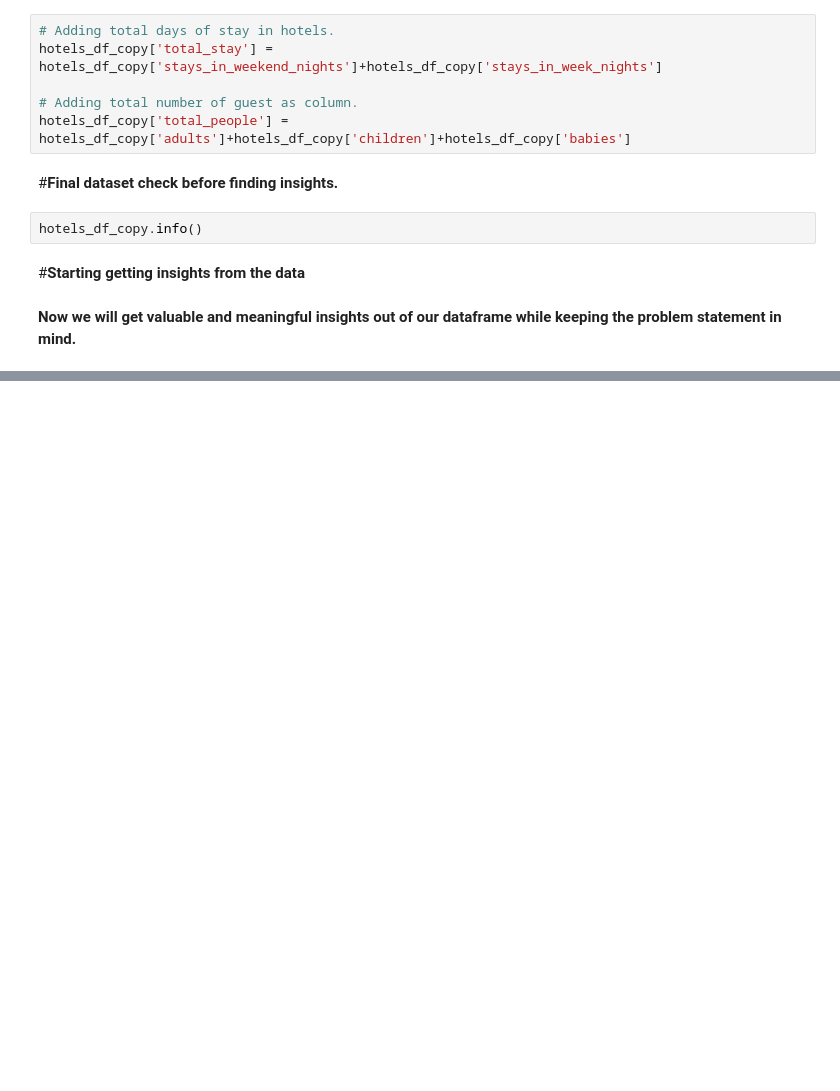
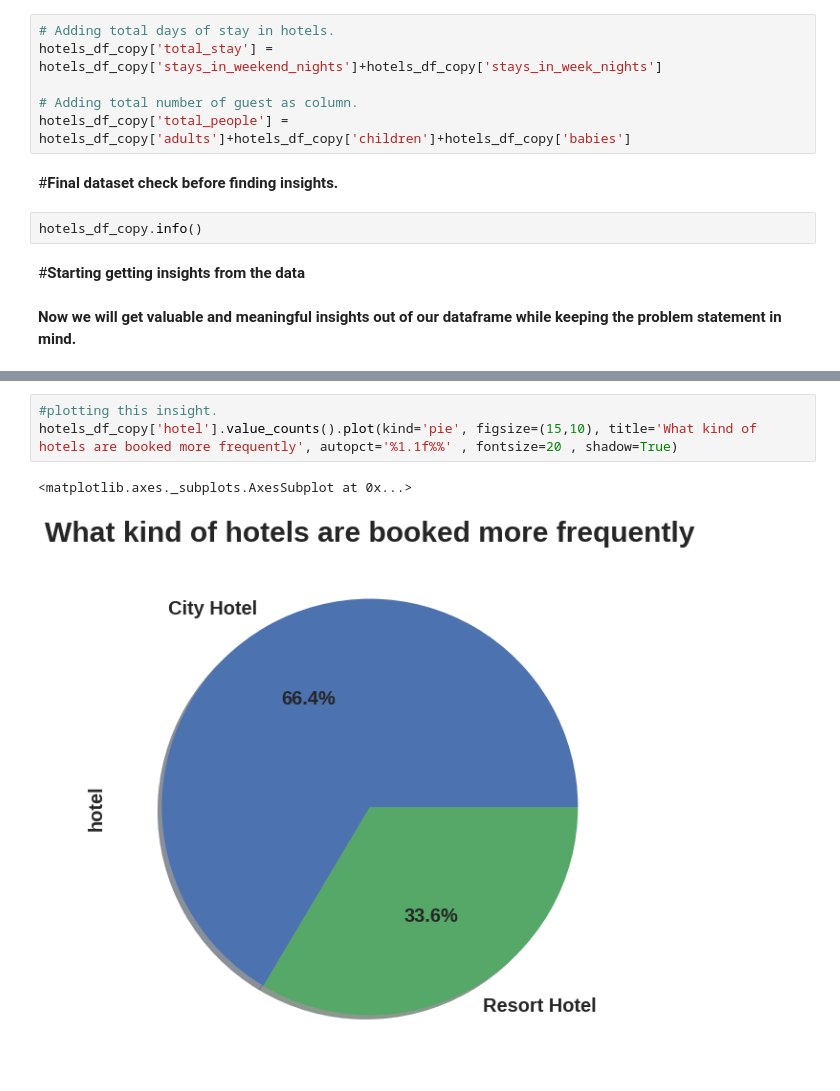
Before and after one commit to Samarjeet-singh-chhabra/EDA-Hotel-Booking-Analysis, a Jupyter notebook: Hotel_Booking_Analysis_Samarjeet_Singh_Chhabra.ipynb, the cells around one changed output, grey strips where cells are left out. Drawn from its saved outputs; the diff is of its cells as text; blank space fills up the shorter version.

Commit message:
Added a new insight about hotel type frequency and reason behind it.

```diff
--- a/Hotel_Booking_Analysis_Samarjeet_Singh_Chhabra.ipynb
+++ b/Hotel_Booking_Analysis_Samarjeet_Singh_Chhabra.ipynb
@@ -144,0 +228,6 @@ hotels_df_copy.info()
+# %%
+#plotting this insight.
+hotels_df_copy['hotel'].value_counts().plot(kind='pie', figsize=(15,10), title='What kind of hotels are booked more frequently', autopct='%1.1f%%' , fontsize=20 , shadow=True)
+# %% [output]
+<matplotlib.axes._subplots.AxesSubplot at 0x...>
+[figure, added]
```
Also changed, not shown: parts of 8 cells of this notebook.
